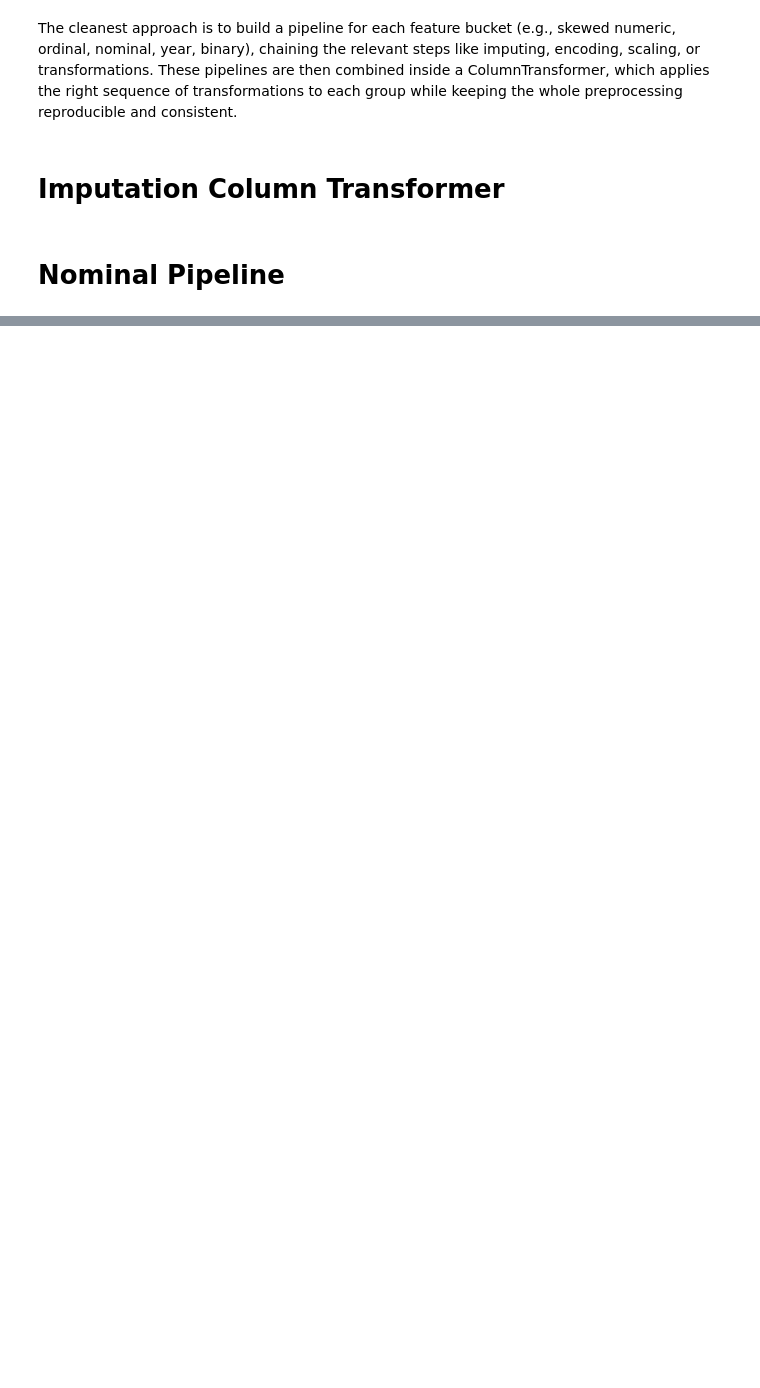
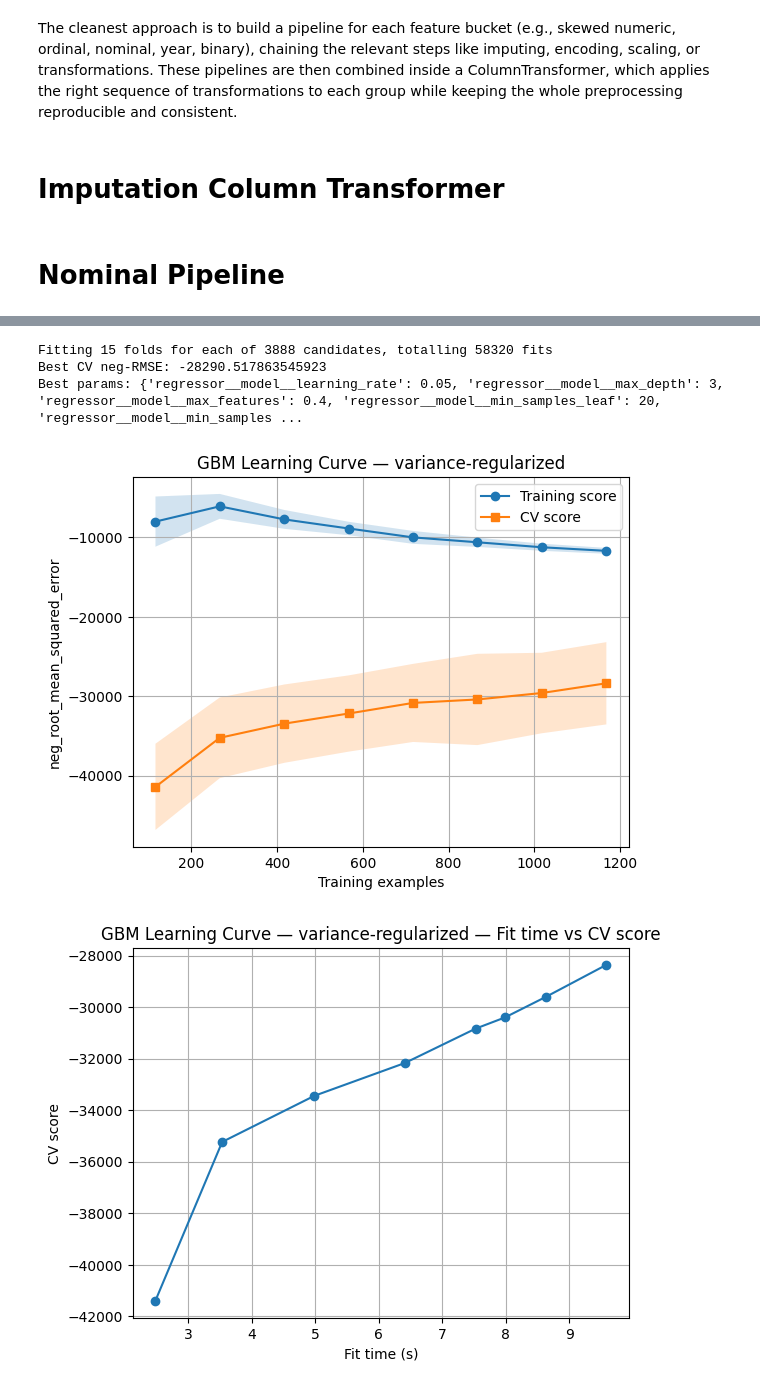
Before and after one commit to a1hmad23/Housing-prices-ml, a Jupyter notebook: notebooks/02_preprocessing.ipynb, the cells around one changed output, grey strips where cells are left out. Saved outputs shown, nothing was run; the diff lists cells and outputs as text; code cells hidden in the pictures; blank space fills up the shorter version.

```diff
--- a/notebooks/02_preprocessing.ipynb
+++ b/notebooks/02_preprocessing.ipynb
@@ -275,0 +905,46 @@ nominal_pipeline = Pipeline([
+# %%
+# 1) Stronger CV (reduces "lucky fold" wins)
+cv = RepeatedKFold(n_splits=5, n_repeats=3, random_state=42)
+
+gbm_param_grid_v3 = {
+    "regressor__model__max_depth": [2, 3, 4],                # include 2
+    "regressor__model__min_samples_leaf": [20, 50, 100, 200],# much larger leaves
+    "regressor__model__min_samples_split": [2, 10, 50],      # curb eager splits
+    "regressor__model__max_features": [0.4, 0.6, "sqrt"],    # fine
+    "regressor__model__subsample": [0.6, 0.7, 0.8],          # fine
+    "regressor__model__learning_rate": [0.03, 0.05],         # keep small
+    "regressor__model__n_estimators": [800, 1200],           # more trees w/ small LR
+    "regressor__preprocess__features__nominal__collapse__threshold": [10, 20, 40],
+}
+
+gbm_grid_v3 = GridSearchCV(
+    estimator=gbm_est,                  # your pipeline
+    param_grid=gbm_param_grid_v3,
+    scoring="neg_root_mean_squared_error",
+    cv=cv,                              # <- use the repeated CV here
+    n_jobs=-1,
+    verbose=1,
+    refit=True
+)
+
+gbm_grid_v3.fit(X, y)
+print("Best CV neg-RMSE:", gbm_grid_v3.best_score_)
+print("Best params:", gbm_grid_v3.best_params_)
+best_gbm = gbm_grid_v3.best_estimator_
+# %% [output]
+Fitting 15 folds for each of 3888 candidates, totalling 58320 fits
+Best CV neg-RMSE: -28290.517863545923
+Best params: {'regressor__model__learning_rate': 0.05, 'regressor__model__max_depth': 3, 'regressor__model__max_features': 0.4, 'regressor__model__min_samples_leaf': 20, 'regressor__model__min_samples ...
+# %%
+plot_learning_curve(
+    estimator=best_gbm,
+    X=X, y=y,
+    cv=cv,                                     # same object as grid search
+    scoring="neg_root_mean_squared_error",
+    shuffle=True,
+    n_jobs=-1,
+    title="GBM Learning Curve — variance-regularized"
+)
+# %% [output]
+[figure, added]
+[figure, added]
```
Also changed, not shown: parts of 60 cells of this notebook.
